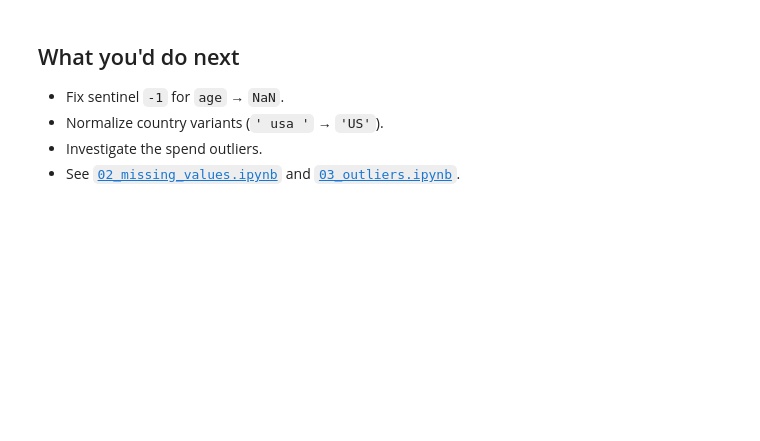
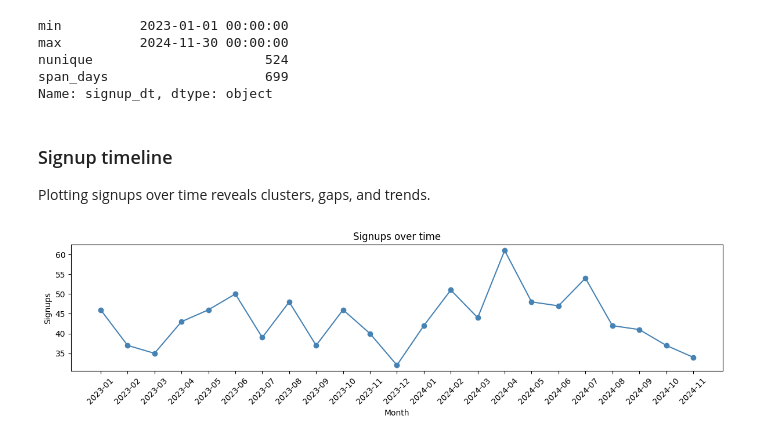
Before and after one commit to rafsunsheikh/data-scientists-handbook, a Jupyter notebook: notebooks/cleaning/01_inspection_and_profiling.ipynb, the cells around one changed output. Drawn from its saved outputs; the diff is of its cells as text; code cells hidden in the pictures; blank space fills up the shorter version.

```diff
--- a/notebooks/cleaning/01_inspection_and_profiling.ipynb
+++ b/notebooks/cleaning/01_inspection_and_profiling.ipynb
@@ -61,9 +202,24 @@ df['country'].value_counts()  # notice ' usa ' variants
 # %%
-df['signup_dt'].agg(['min', 'max', 'nunique'])
+date_info = df['signup_dt'].agg(['min', 'max', 'nunique'])
+date_info['span_days'] = (date_info['max'] - date_info['min']).days
+date_info
+# %% [output]
+min          2023-01-01 00:00:00
+max          2024-11-30 00:00:00
+nunique                      524
+span_days                    699
+Name: signup_dt, dtype: object
-# %% [markdown]
-## What you'd do next
-
-- Fix sentinel `-1` for `age` → `NaN`.
-- Normalize country variants (`' usa '` → `'US'`).
-- Investigate the spend outliers.
-- See [`02_missing_values.ipynb`](02_missing_values.ipynb) and [`03_outliers.ipynb`](03_outliers.ipynb).
+# %% [markdown]
+### Signup timeline
+
+Plotting signups over time reveals clusters, gaps, and trends.
+# %%
+df['signup_month'] = df['signup_dt'].dt.to_period('M').astype(str)
+monthly = df.groupby('signup_month').size()
+fig, ax = plt.subplots(figsize=(12, 3.5))
+ax.plot(monthly.index, monthly.values, marker='o', linewidth=1.5, color='steelblue')
+ax.set_xlabel('Month'); ax.set_ylabel('Signups'); ax.set_title('Signups over time')
+ax.tick_params(axis='x', rotation=45)
+plt.tight_layout(); plt.show()
+# %% [output]
+[figure, added]
```
Also changed, not shown: parts of 38 cells of this notebook, 8 other files.
